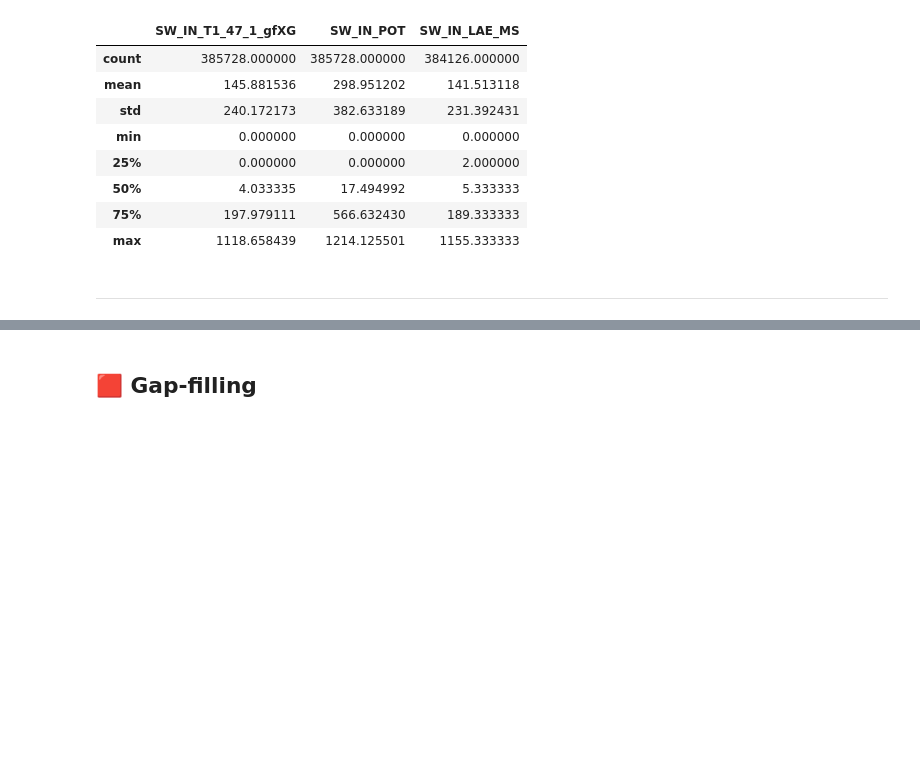
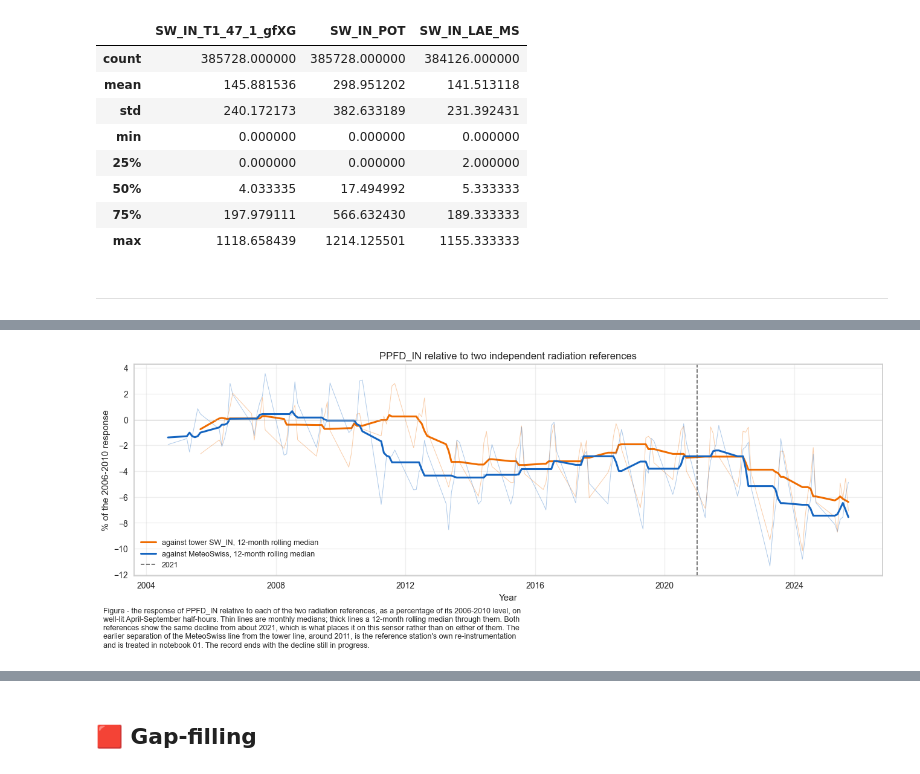
Before and after one commit to holukas/dataset_ch-lae_flux_product, a Jupyter notebook: workflow/10_METEO/30_PRODUCTS/03_METEO_PPFD_IN_2004-2025.ipynb, the cells around one changed output, grey strips where cells are left out. Saved outputs shown, nothing was run; the diff lists cells and outputs as text; code cells hidden in the pictures; blank space fills up the shorter version.

```diff
--- a/workflow/10_METEO/30_PRODUCTS/03_METEO_PPFD_IN_2004-2025.ipynb
+++ b/workflow/10_METEO/30_PRODUCTS/03_METEO_PPFD_IN_2004-2025.ipynb
@@ -531,0 +690,31 @@ SW_IN_LAE_MS available for 99.58% of records
+# %%
+# Drawn as monthly medians behind a 12-month rolling median: this is a drift, not a step, and a
+# yearly table cannot show whether it has levelled off. It has not.
+fig, ax = plt.subplots(figsize=(13, 5), dpi=100, layout="constrained")
+for _o, _colour in [('tower SW_IN', '#EF6C00'), ('MeteoSwiss', '#1565C0')]:
+    _j = _cmp.loc[_usable, ['ppfd', _o]].dropna()
+    _j = _j[(_j['ppfd'] > 50) & (_j[_o] > 50)]
+    _r = (_j['ppfd'] / _j[_o])
+    _monthly = _r.resample('MS').median()
+    _monthly = _monthly[_r.resample('MS').count() >= 100]
+    _rel = 100 * (_monthly / _monthly.loc[f'{BASELINE_YEARS[0]}':f'{BASELINE_YEARS[1]}'].median() - 1)
+    ax.plot(_rel.index, _rel, color=_colour, lw=0.7, alpha=0.35)
+    ax.plot(_rel.index, _rel.rolling(12, center=True, min_periods=6).median(), color=_colour,
+            lw=2.2, label=f'against {_o}, 12-month rolling median')
+ax.axhline(0, color='#BDBDBD', lw=0.8)
+ax.axvline(pd.Timestamp(f'{DECLINE_FROM}-01-01'), color='#616161', lw=1.2, ls='--',
+           label=f'{DECLINE_FROM}')
+ax.set_xlabel("Year")
+ax.set_ylabel(f"% of the {BASELINE_YEARS[0]}-{BASELINE_YEARS[1]} response")
+ax.set_title("PPFD_IN relative to two independent radiation references")
+ax.grid(alpha=0.3)
+ax.legend(fontsize=9, loc='lower left')
+figcap(fig, "the response of PPFD_IN relative to each of the two radiation references, as a "
+            "percentage of its 2006-2010 level, on well-lit April-September half-hours. Thin "
+            "lines are monthly medians; thick lines a 12-month rolling median through them. Both "
+            "references show the same decline from about 2021, which is what places it on this "
+            "sensor rather than on either of them. The earlier separation of the MeteoSwiss line "
+            "from the tower line, around 2011, is the reference station's own re-instrumentation "
+            "and is treated in notebook 01. The record ends with the decline still in progress.")
+# %% [output]
+[figure, added]
```
Also changed, not shown: parts of 17 cells of this notebook.
